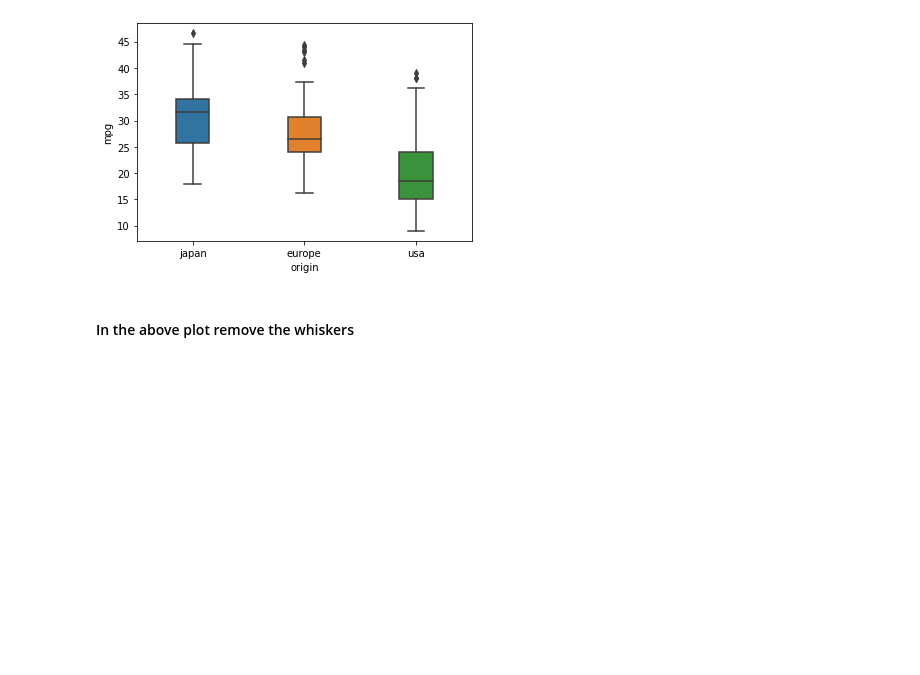
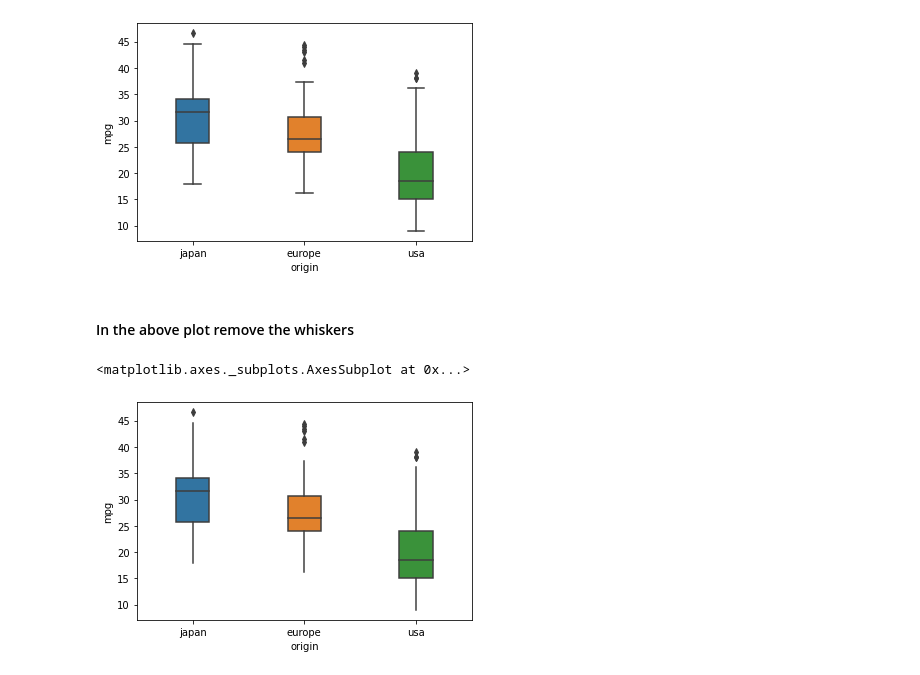
Before and after one commit to codebasics/Seaborn-Series, a Jupyter notebook: 05-BoxPlots/Solutions/HomeworkSolutionsNotebook.ipynb, the cells around one changed output. Cells and saved outputs as stored; diff of their text form; code cells hidden in the pictures; blank space fills up the shorter version.

```diff
--- a/05-BoxPlots/Solutions/HomeworkSolutionsNotebook.ipynb
+++ b/05-BoxPlots/Solutions/HomeworkSolutionsNotebook.ipynb
@@ -77,3 +77,8 @@ sns.boxplot(y = cars.mpg,x = cars.origin,order = ['japan','europe','usa'],width
 [figure]
 # %% [markdown]
 #### In the above plot remove the whiskers
+# %%
+sns.boxplot(y = cars.mpg,x = cars.origin,order = ['japan','europe','usa'],width = 0.3,showcaps = False)
+# %% [output]
+<matplotlib.axes._subplots.AxesSubplot at 0x...>
+[figure, added]
```
Also changed, not shown: 2 other files.
